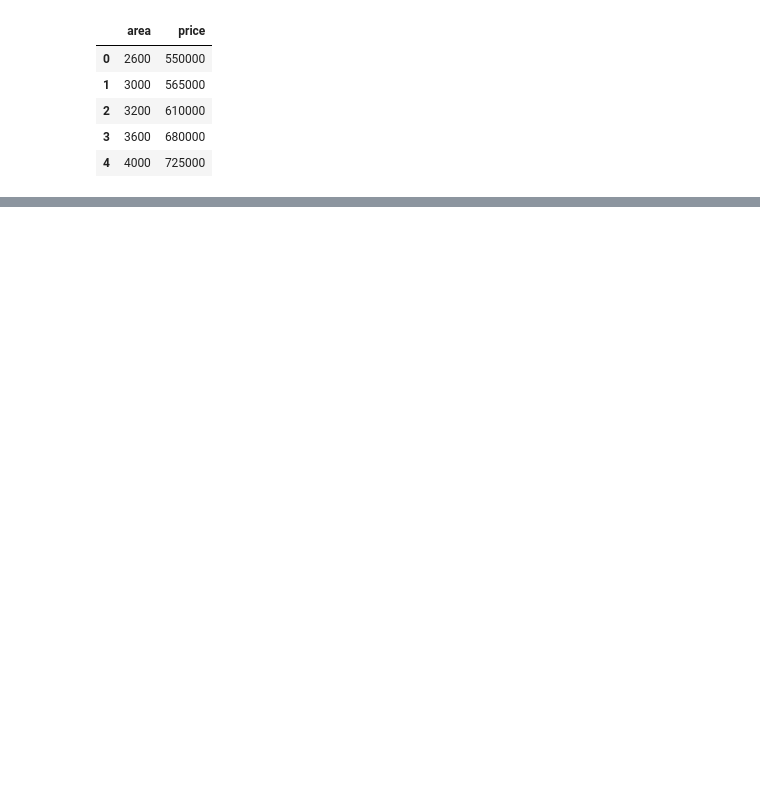
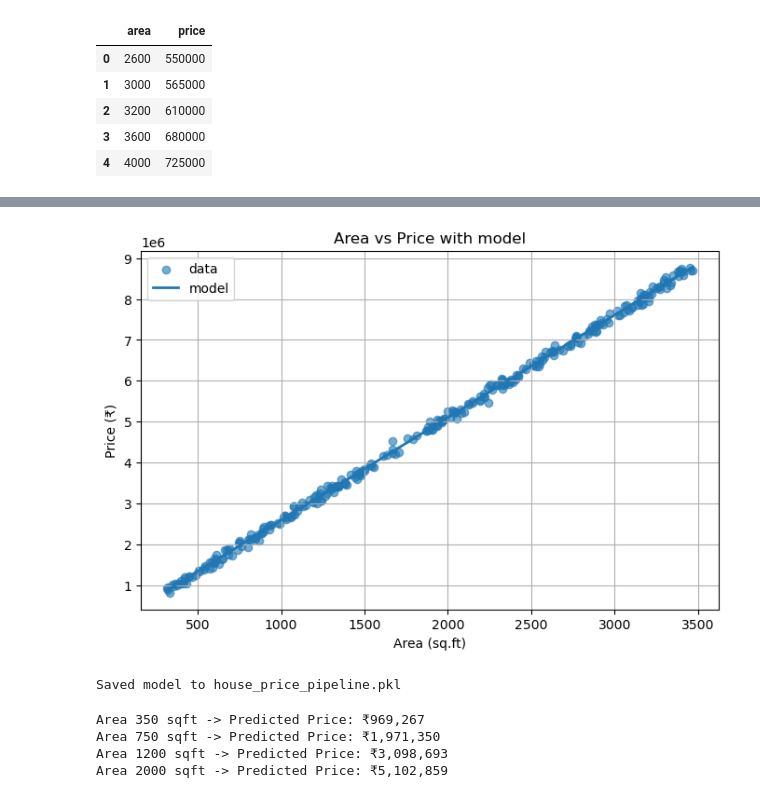
Before and after one commit to AnushkaDasila/House-prediction-systeem-, a Jupyter notebook: Untitled.ipynb, the cells around one changed output, grey strips where cells are left out. Cells and saved outputs as stored; diff of their text form; code cells hidden in the pictures; blank space fills up the shorter version.

```diff
--- a/Untitled.ipynb
+++ b/Untitled.ipynb
@@ -38,0 +70,10 @@ UsageError: Line magic function `%matplotlib.inline` not found.
+# %%
+
+X = df[['Area']].values
+y = df['Price'].values
+
+X_train, X_test, y_train, y_test = train_test_split(
+    X, y, test_size=0.20, random_state=7
+)
+
+print("Train size:", X_train.shape[0], "Test size:", X_test.shape[0])
@@ -38,0 +82,9 @@ UsageError: Line magic function `%matplotlib.inline` not found.
+# %%
+r
+pipeline = Pipeline([
+    ("scaler", StandardScaler()),   # scales Area; optional but good practice
+    ("lr", LinearRegression())
+])
+
+pipeline.fit(X_train, y_train)
+print("Model trained.")
@@ -38,0 +125,42 @@ UsageError: Line magic function `%matplotlib.inline` not found.
+# %%
+# Cell 7: Plot results with regression line
+plt.figure(figsize=(8,5))
+plt.scatter(df['Area'], df['Price'], alpha=0.6, label="data")
+# create a smooth line across range
+area_range = np.linspace(df['Area'].min(), df['Area'].max(), 200).reshape(-1,1)
+price_line = pipeline.predict(area_range)
+plt.plot(area_range, price_line, linewidth=2, label="model")
+plt.xlabel("Area (sq.ft)")
+plt.ylabel("Price (₹)")
+plt.title("Area vs Price with model")
+plt.legend()
+plt.grid(True)
+plt.show()
+# %% [output]
+[figure, added]
+# %%
+# Cell 8: Save the trained pipeline to disk
+MODEL_FILE = "house_price_pipeline.pkl"
+joblib.dump(pipeline, MODEL_FILE)
+print("Saved model to", MODEL_FILE)
+# %% [output]
+Saved model to house_price_pipeline.pkl
+# %%
+# Cell 9: Helper - load model and predict for new inputs
+# Example usage: change area_value to test
+import joblib
+model = joblib.load("house_price_pipeline.pkl")
+
+def predict_price(area_value):
+    arr = np.array([[area_value]])
+    pred = model.predict(arr)[0]
+    return float(pred)
+
+# Example predictions
+for a in [350, 750, 1200, 2000]:
+    print(f"Area {a} sqft -> Predicted Price: ₹{predict_price(a):,.0f}")
+# %% [output]
+Area 350 sqft -> Predicted Price: ₹969,267
+Area 750 sqft -> Predicted Price: ₹1,971,350
+Area 1200 sqft -> Predicted Price: ₹3,098,693
+Area 2000 sqft -> Predicted Price: ₹5,102,859
```
Also changed, not shown: parts of 7 cells of this notebook.
